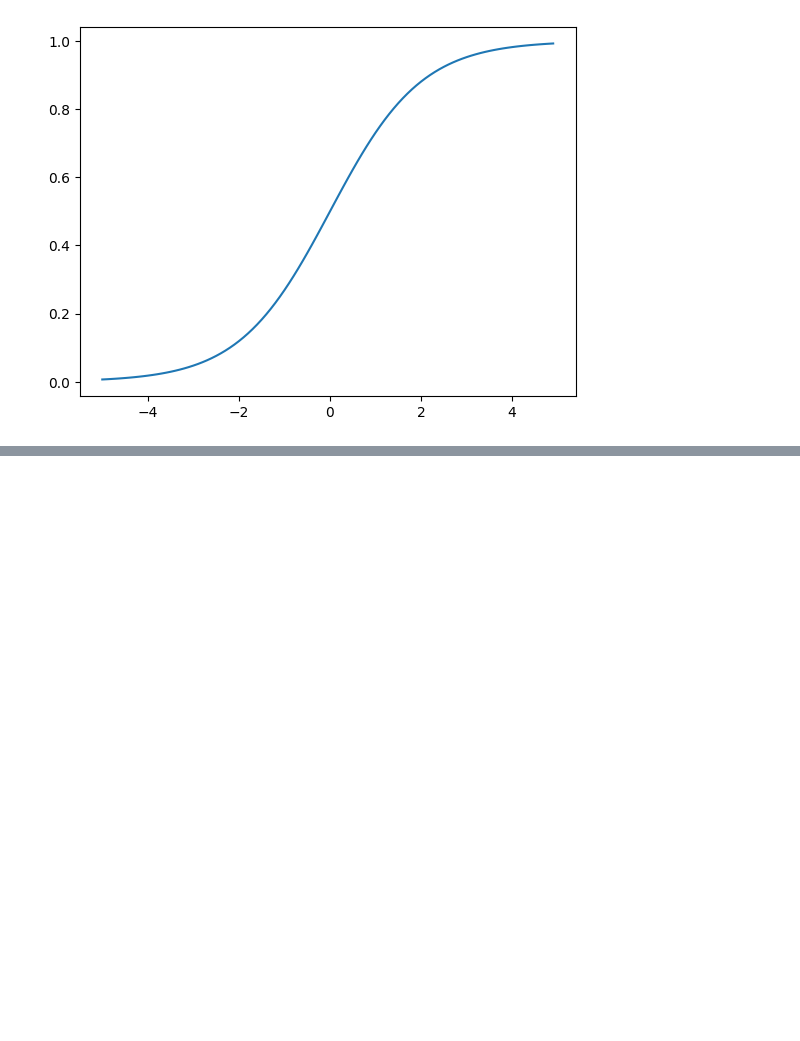
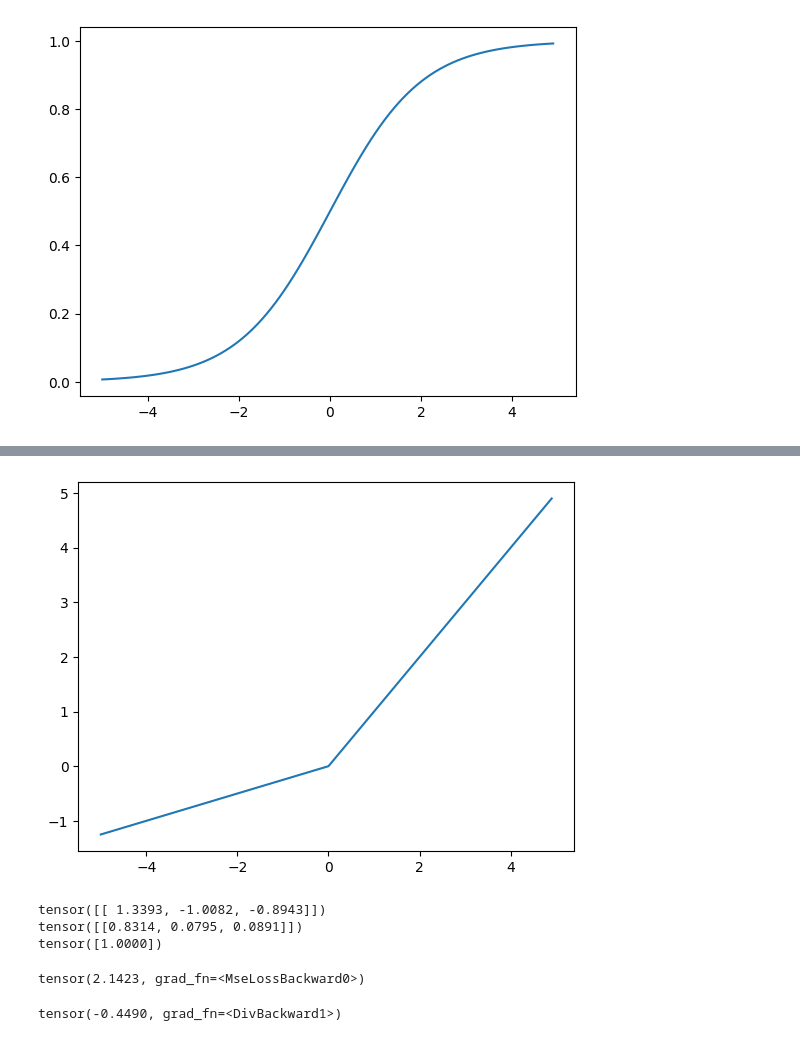
Before and after one commit to wilsonwid/pytorch-stuff, a Jupyter notebook: nlp-with-pytorch/03-neural-network-foundations.ipynb, the cells around one changed output, grey strips where cells are left out. Cells and saved outputs as stored; diff of their text form; code cells hidden in the pictures; blank space fills up the shorter version.

```diff
--- a/nlp-with-pytorch/03-neural-network-foundations.ipynb
+++ b/nlp-with-pytorch/03-neural-network-foundations.ipynb
@@ -19,0 +33,33 @@ plt.show();
+# %%
+prelu = torch.nn.PReLU(num_parameters = 1)
+plt.plot(x.numpy(), prelu(x).detach())
+plt.show()
+# %% [output]
+[figure, added]
+# %%
+softmax = torch.nn.Softmax(dim = 1)
+x_input = torch.randn(1, 3)
+y_output = softmax(x_input)
+print(x_input)
+print(y_output) # the 'probabilities' of the inputs
+print(torch.sum(y_output, dim = 1)) # sum is always 1
+# %% [output]
+tensor([[ 1.3393, -1.0082, -0.8943]])
+tensor([[0.8314, 0.0795, 0.0891]])
+tensor([1.0000])
+# %%
+mse_loss = torch.nn.MSELoss()
+outputs = torch.randn(3, 5, requires_grad = True)
+targets = torch.randn(3, 5)
+loss = mse_loss(outputs, targets)
+print(loss)
+# %% [output]
+tensor(2.1423, grad_fn=<MseLossBackward0>)
+# %%
+ce_loss = torch.nn.CrossEntropyLoss()
+outputs = torch.randn(3, 5, requires_grad = True)
+targets = torch.randn(3, 5)
+loss = ce_loss(outputs, targets)
+print(loss)
+# %% [output]
+tensor(-0.4490, grad_fn=<DivBackward1>)
```
Also changed, not shown: parts of 3 cells of this notebook.
